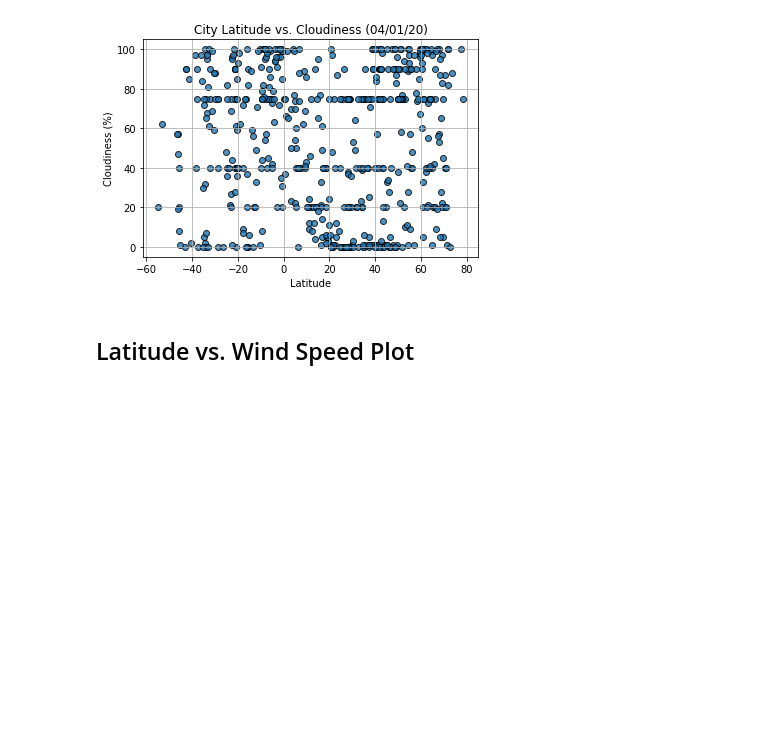
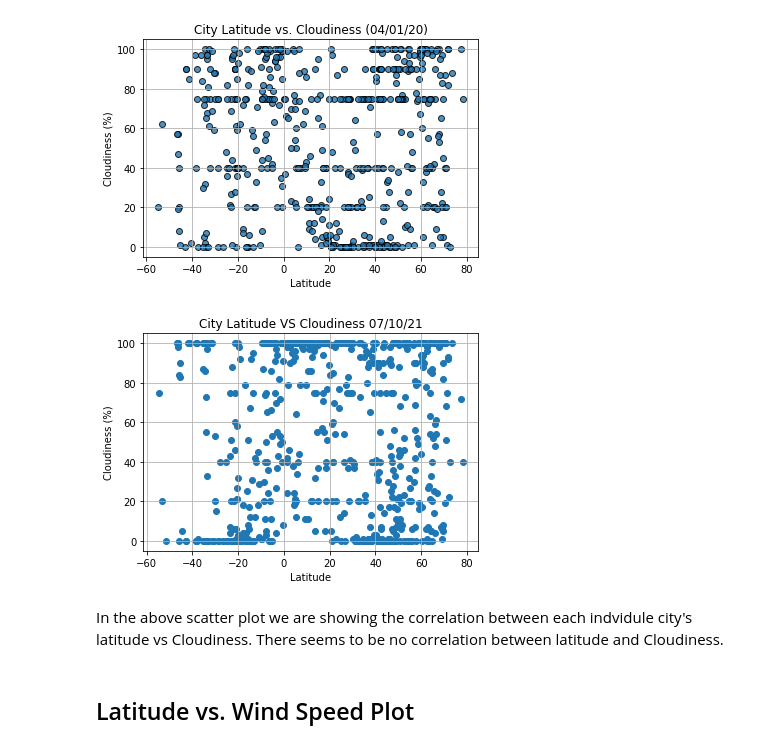
Before and after one commit to Bjohnson08021/python_api_challenge, a Jupyter notebook: starter_code/WeatherPy.ipynb, the cells around one changed output. Cells and saved outputs as stored; diff of their text form; code cells hidden in the pictures; blank space fills up the shorter version.

```diff
--- a/starter_code/WeatherPy.ipynb
+++ b/starter_code/WeatherPy.ipynb
@@ -299,11 +333,21 @@ plt.grid(linestyle='_', linewide=2, alpha=0.5)
 # %% [output]
 [figure]
 # %%
-plt.scatter
-plt.title("City Latitude VS Cloudiness (04/01/20)")
+x_axis = city_data["Lat"]
+y_axis = city_data["Cloudiness"]
+plt.scatter(x_axis, y_axis)
+
+plt.title(f"City Latitude VS Cloudiness {today}")
 plt.xlabel("Latitude")
-plt.ylabel("Couldiness (%)")
-plt.grid(linestyle='_', linewide=2, alpha=0.5)
+plt.ylabel("Cloudiness (%)")
+plt.savefig("city lat vs cloudiness.png")
+plt.grid()
+plt.show()
+# %% [output]
+[figure, added]
+# %% [markdown]
+In the above scatter plot we are showing the correlation between each indvidule city's latitude vs Cloudiness.
+There seems to be no correlation between latitude and Cloudiness.
 # %% [markdown]
 ## Latitude vs. Wind Speed Plot
 # %%
```
Also changed, not shown: parts of 29 cells of this notebook, 14 other files.
